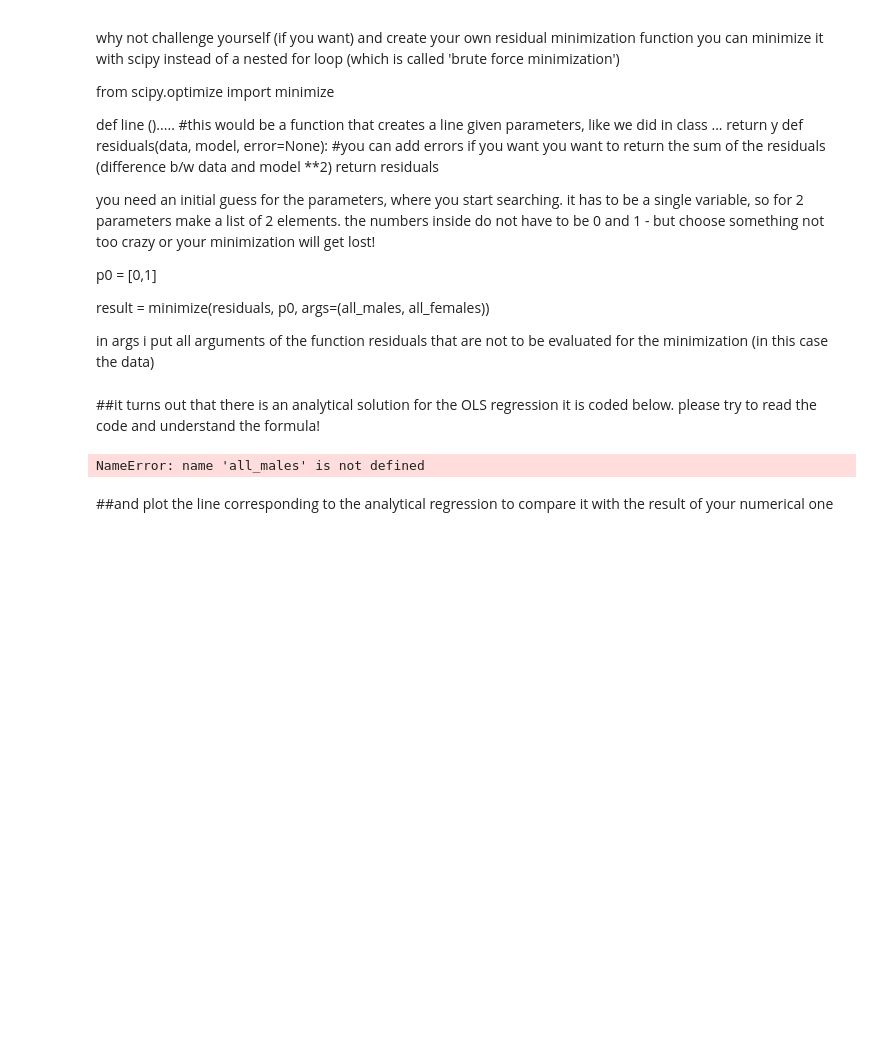
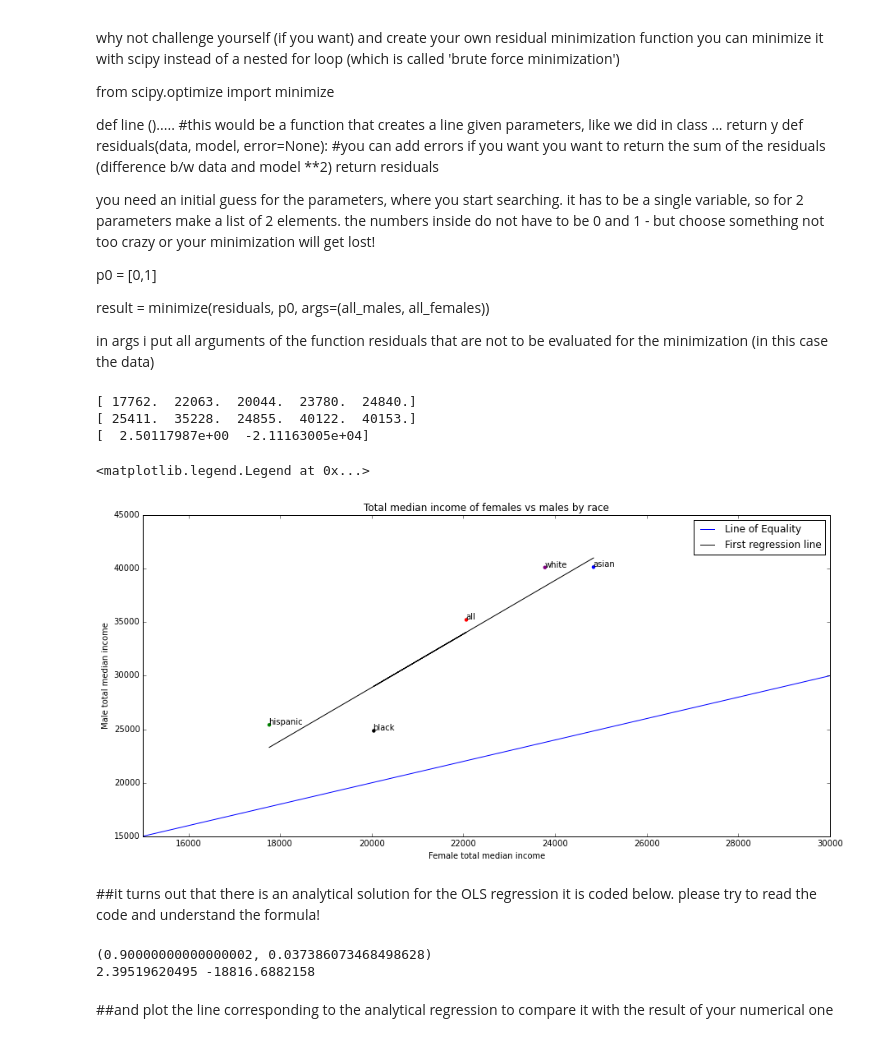
Before and after one commit to michellemho/PUI2015_mmh555, a Jupyter notebook: HW5/income_by_gender-instructions.ipynb, the cells around one changed output. Cells and saved outputs as stored; diff of their text form; code cells hidden in the pictures; blank space fills up the shorter version.

```diff
--- a/HW5/income_by_gender-instructions.ipynb
+++ b/HW5/income_by_gender-instructions.ipynb
@@ -165,13 +159,61 @@ in args i put all arguments of the function residuals that are not to be evaluat
+# %%
+femalePoint = []
+malePoint = []
+
+for race in allfemales:
+    femalePoint.append(allfemales[race]['Median income'][1])
+    malePoint.append(allmales[race]['Median income'][1])
+arrayFemalePoint = np.array(femalePoint)
+arrayMalePoint = np.array(malePoint)
+
+print arrayFemalePoint
+print arrayMalePoint
+
+coefficients = np.polyfit(arrayFemalePoint,arrayMalePoint,1)
+print coefficients
+polynomial = np.poly1d(coefficients)
+newY = polynomial(arrayFemalePoint)
+
+fig = pl.figure(figsize=(15,7))
+ax1 = fig.add_subplot(111)
+ax1.set_ylabel('Male total median income')
+ax1.set_xlabel('Female total median income')
+ax1.set_title('Total median income of females vs males by race')
+ax1.set_ylim([15000,45000])
+ax1.set_xlim([15000,30000])
+
+race_colors = {'all':'red','asian':'blue','black':'black','hispanic':'green','white':'purple'}
+#for race in allfemales:
+ #   print race
+
+#print allfemales['all'].head(5)
+for race in allfemales:
+    ax1.scatter(allfemales[race]['Median income'][1],allmales[race]['Median income'][1],s=20,edgecolor='none',color = race_colors[race])
+for i,n in enumerate(race_colors):
+    ax1.annotate(race_colors.keys()[i], (allfemales[n]['Median income'][1],allmales[n]['Median income'][1]))
+ax1.plot([0,45000],[0,45000],'-b',label='Line of Equality')
+ax1.plot(arrayFemalePoint,newY,linewidth=1,color='black',label='First regression line')
+ax1.legend()
+# %% [output]
+[ 17762.  22063.  20044.  23780.  24840.]
+[ 25411.  35228.  24855.  40122.  40153.]
+[  2.50117987e+00  -2.11163005e+04]
+<matplotlib.legend.Legend at 0x...>
+[figure, added]
 # %% [markdown]
 ##it turns out that there is an analytical solution for the OLS regression it is coded below. please try to read the code and understand the formula!
 # %%
 #this is the analytical best regression line. it can be proved (ask me about it if you want!)
 
-cor = scipy.stats.spearmanr(all_males, all_females)
-all_males.std()/all_females.std()
-beta1=cor[0]*all_females.std()/all_males.std()
-beta0=all_females.mean()-beta1*all_males.mean()
+cor = stats.spearmanr(femalePoint, malePoint)
+print cor
+arrayFemalePoint.std()/arrayMalePoint.std()
+beta1=cor[0]*arrayMalePoint.std()/arrayFemalePoint.std()
+beta0=arrayMalePoint.mean()-beta1*arrayFemalePoint.mean()
+
+print beta1, beta0
 # %% [output]
-NameError: name 'all_males' is not defined
+(0.90000000000000002, 0.037386073468498628)
+2.39519620495 -18816.6882158
 # %% [markdown]
 ##and plot the line corresponding to the analytical regression to compare it with the result of your numerical one
```
Also changed, not shown: parts of 15 cells of this notebook.
